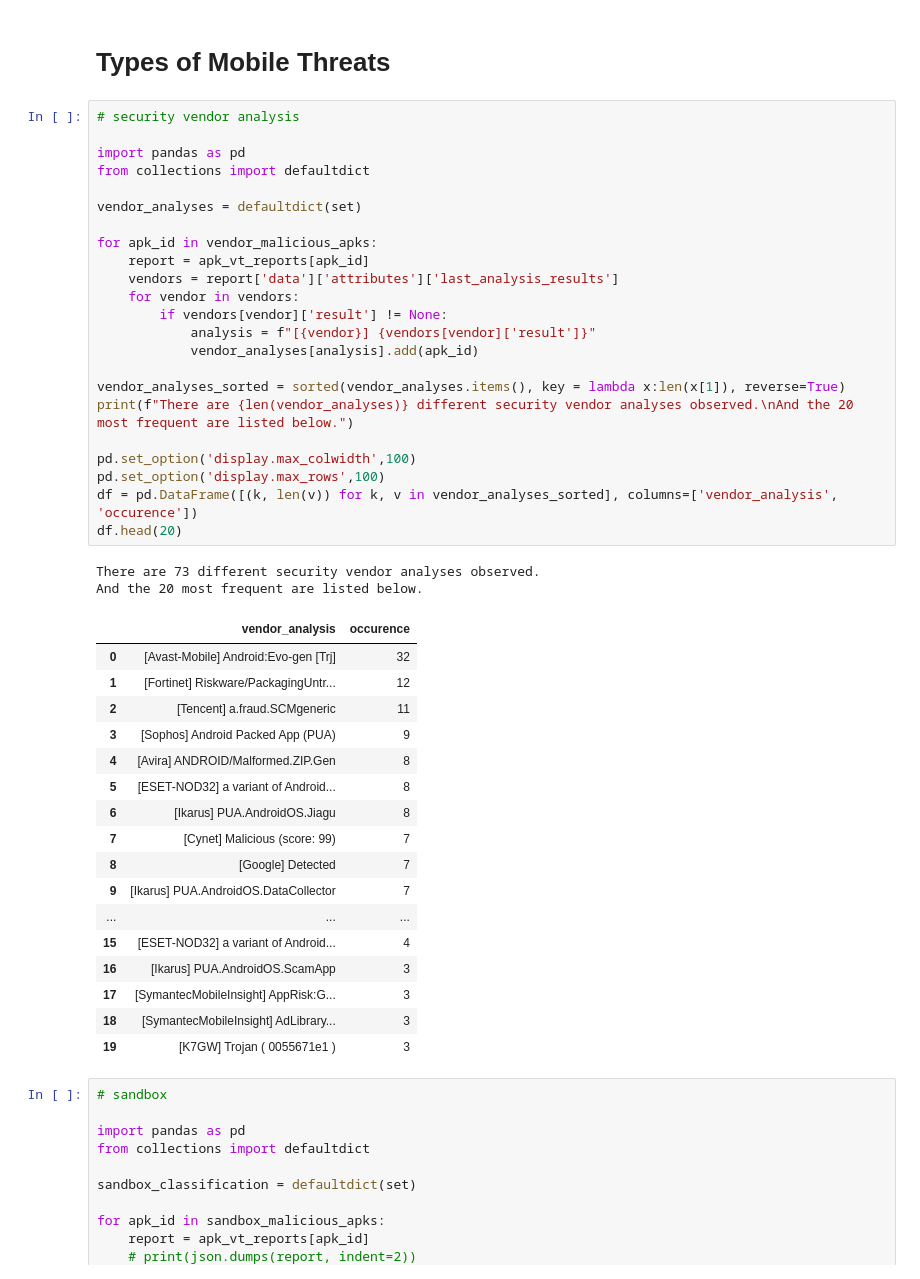
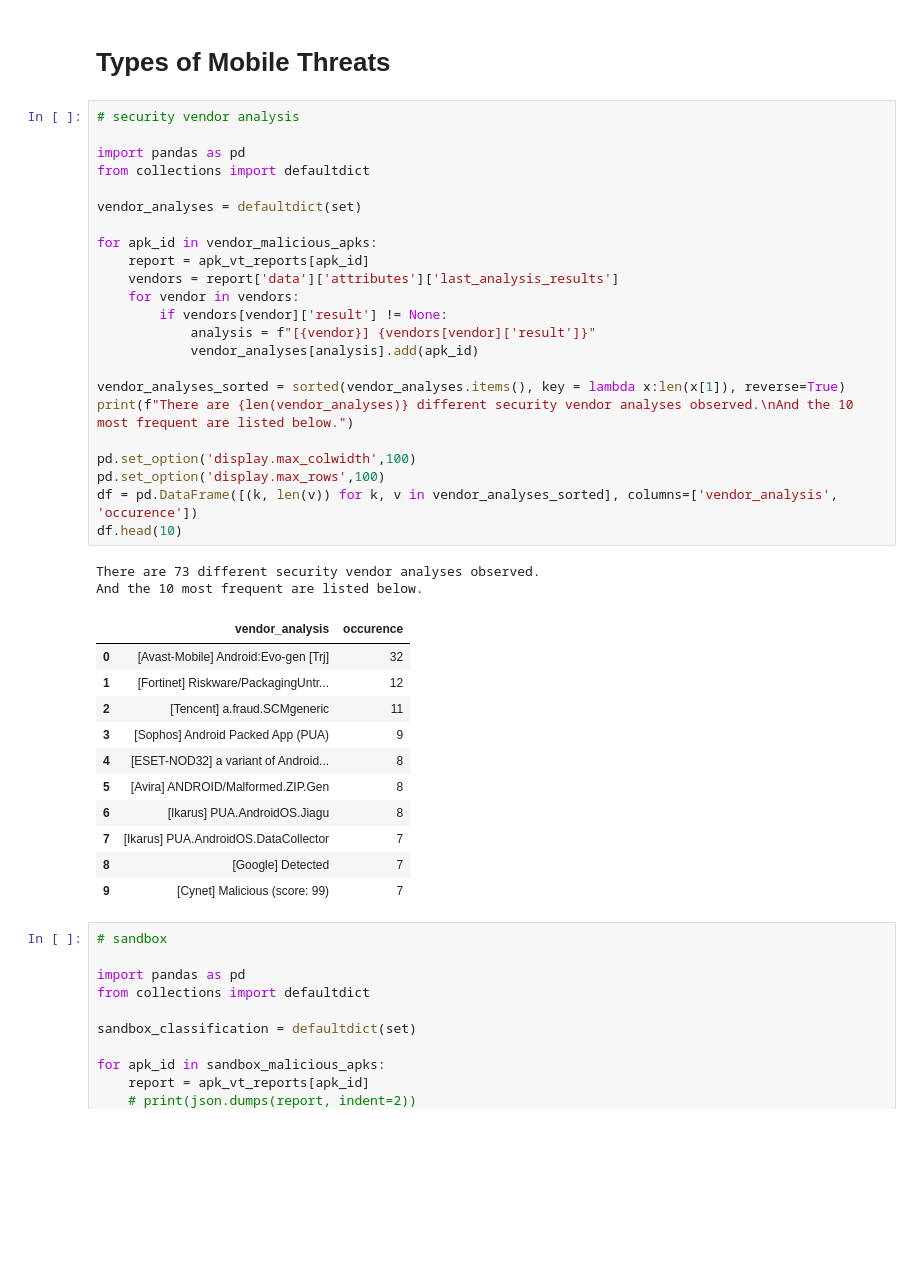
Before and after one commit to ChaseSecurity/Reflected-Search-Poisoning-for-Illicit-Promotion, a Jupyter notebook: Website_Timemachine/App/app_virustotal_analysis.ipynb, the cells around one changed output. Saved outputs shown, nothing was run; the diff lists cells and outputs as text; blank space fills up the shorter version.

```diff
--- a/Website_Timemachine/App/app_virustotal_analysis.ipynb
+++ b/Website_Timemachine/App/app_virustotal_analysis.ipynb
@@ -229,46 +254,40 @@ Sandbox Malicious Confidence >= 90: 0 (0.0000) apks.
 # %%
 # security vendor analysis
 
 import pandas as pd
 from collections import defaultdict
 
 vendor_analyses = defaultdict(set)
 
 for apk_id in vendor_malicious_apks:
     report = apk_vt_reports[apk_id]
     vendors = report['data']['attributes']['last_analysis_results']
     for vendor in vendors:
         if vendors[vendor]['result'] != None:
             analysis = f"[{vendor}] {vendors[vendor]['result']}"
             vendor_analyses[analysis].add(apk_id)
 
 vendor_analyses_sorted = sorted(vendor_analyses.items(), key = lambda x:len(x[1]), reverse=True)
-print(f"There are {len(vendor_analyses)} different security vendor analyses observed.\nAnd the 20 most frequent are listed below.")
+print(f"There are {len(vendor_analyses)} different security vendor analyses observed.\nAnd the 10 most frequent are listed below.")
 
 pd.set_option('display.max_colwidth',100)
 pd.set_option('display.max_rows',100)
 df = pd.DataFrame([(k, len(v)) for k, v in vendor_analyses_sorted], columns=['vendor_analysis', 'occurence'])
-df.head(20)
+df.head(10)
 # %% [output]
 There are 73 different security vendor analyses observed.
-And the 20 most frequent are listed below.
+And the 10 most frequent are listed below.
 |  | vendor_analysis | occurence |
 | 0 | [Avast-Mobile] Android:Evo-gen [Trj] | 32 |
 | 1 | [Fortinet] Riskware/PackagingUntr... | 12 |
 | 2 | [Tencent] a.fraud.SCMgeneric | 11 |
 | 3 | [Sophos] Android Packed App (PUA) | 9 |
-| 4 | [Avira] ANDROID/Malformed.ZIP.Gen | 8 |
-| 5 | [ESET-NOD32] a variant of Android... | 8 |
+| 4 | [ESET-NOD32] a variant of Android... | 8 |
+| 5 | [Avira] ANDROID/Malformed.ZIP.Gen | 8 |
 | 6 | [Ikarus] PUA.AndroidOS.Jiagu | 8 |
-| 7 | [Cynet] Malicious (score: 99) | 7 |
+| 7 | [Ikarus] PUA.AndroidOS.DataCollector | 7 |
 | 8 | [Google] Detected | 7 |
-| 9 | [Ikarus] PUA.AndroidOS.DataCollector | 7 |
-| ... | ... | ... |
-| 15 | [ESET-NOD32] a variant of Android... | 4 |
-| 16 | [Ikarus] PUA.AndroidOS.ScamApp | 3 |
-| 17 | [SymantecMobileInsight] AppRisk:G... | 3 |
-| 18 | [SymantecMobileInsight] AdLibrary... | 3 |
-| 19 | [K7GW] Trojan ( 0055671e1 ) | 3 |
+| 9 | [Cynet] Malicious (score: 99) | 7 |
 # %%
 # sandbox
 
```
Also changed, not shown: parts of 11 cells of this notebook, 2 other files.
